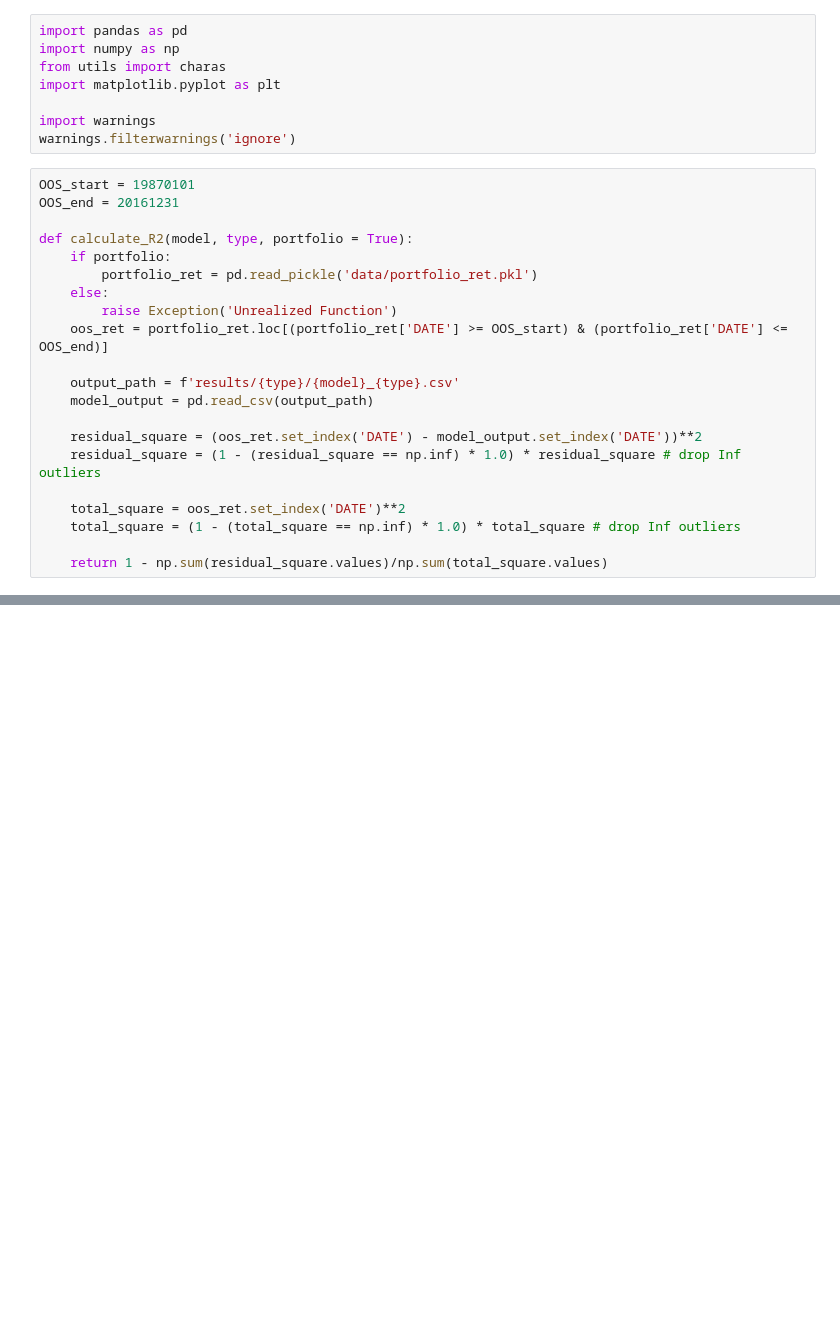
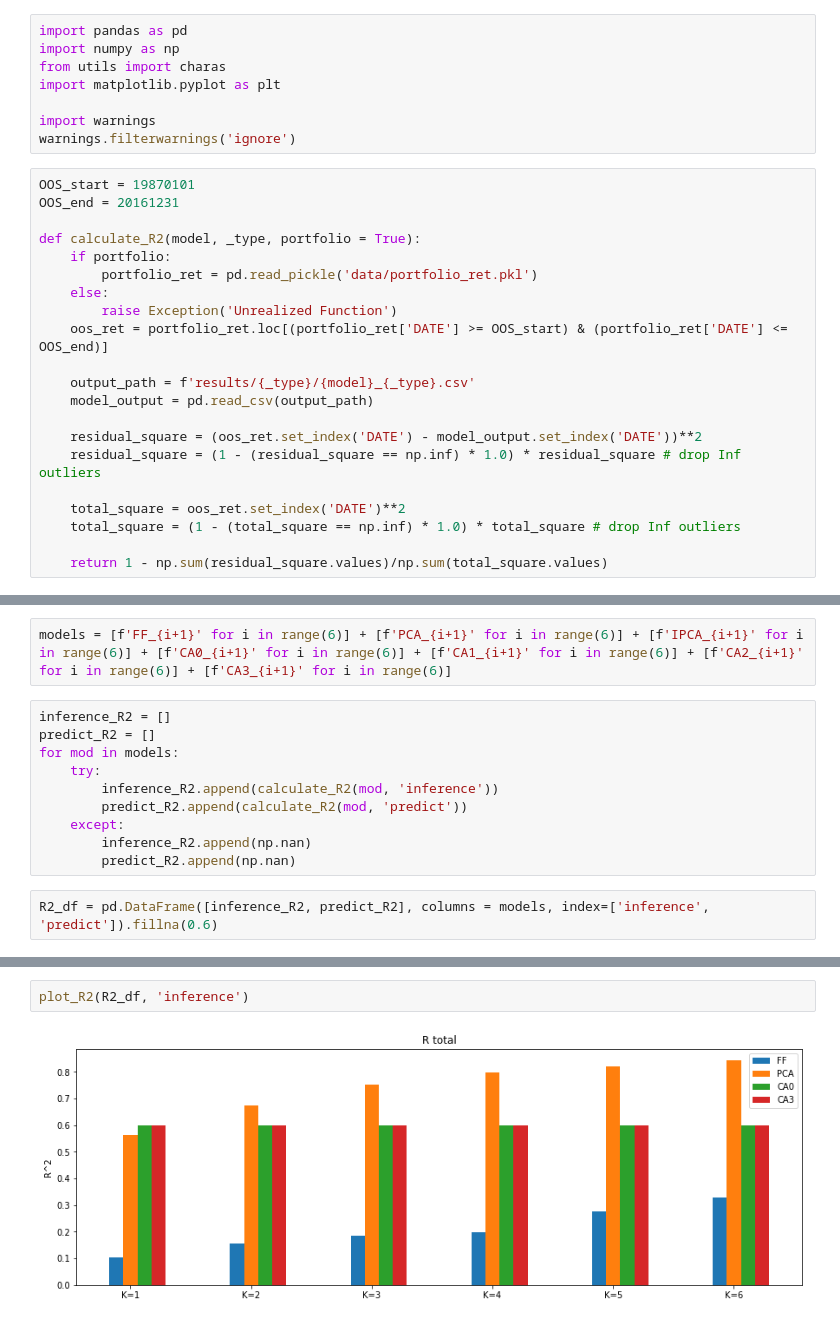
Before and after one commit to RichardS0268/Autoencoder-Asset-Pricing-Models, a Jupyter notebook: analysis.ipynb, the cells around one changed output, grey strips where cells are left out. Drawn from its saved outputs; the diff is of its cells as text; blank space fills up the shorter version.

```diff
--- a/analysis.ipynb
+++ b/analysis.ipynb
@@ -10,14 +10,14 @@ warnings.filterwarnings('ignore')
 OOS_start = 19870101
 OOS_end = 20161231
 
-def calculate_R2(model, type, portfolio = True):
+def calculate_R2(model, _type, portfolio = True):
     if portfolio:
         portfolio_ret = pd.read_pickle('data/portfolio_ret.pkl')
     else:
         raise Exception('Unrealized Function')
     oos_ret = portfolio_ret.loc[(portfolio_ret['DATE'] >= OOS_start) & (portfolio_ret['DATE'] <= OOS_end)]
 
-    output_path = f'results/{type}/{model}_{type}.csv'
+    output_path = f'results/{_type}/{model}_{_type}.csv'
     model_output = pd.read_csv(output_path)
 
     residual_square = (oos_ret.set_index('DATE') - model_output.set_index('DATE'))**2
@@ -39,0 +30,14 @@ calculate_R2('CA')
+# %%
+models = [f'FF_{i+1}' for i in range(6)] + [f'PCA_{i+1}' for i in range(6)] + [f'IPCA_{i+1}' for i in range(6)] + [f'CA0_{i+1}' for i in range(6)] + [f'CA1_{i+1}' for i in range(6)] + [f'CA2_{i+1}' for i in range(6)] + [f'CA3_{i+1}' for i in range(6)]
+# %%
+inference_R2 = []
+predict_R2 = []
+for mod in models:
+    try:
+        inference_R2.append(calculate_R2(mod, 'inference'))
+        predict_R2.append(calculate_R2(mod, 'predict'))
+    except:
+        inference_R2.append(np.nan)
+        predict_R2.append(np.nan)
+# %%
+R2_df = pd.DataFrame([inference_R2, predict_R2], columns = models, index=['inference', 'predict']).fillna(0.6)
@@ -39,0 +93,4 @@ calculate_R2('CA')
+# %%
+plot_R2(R2_df, 'inference')
+# %% [output]
+[figure, added]
```
Also changed, not shown: parts of 8 cells of this notebook, 13 other files.
